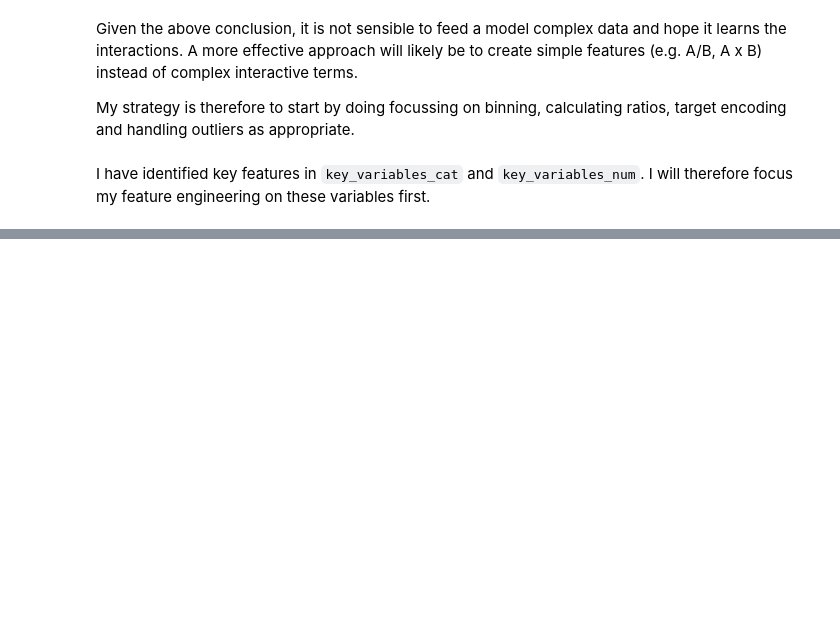
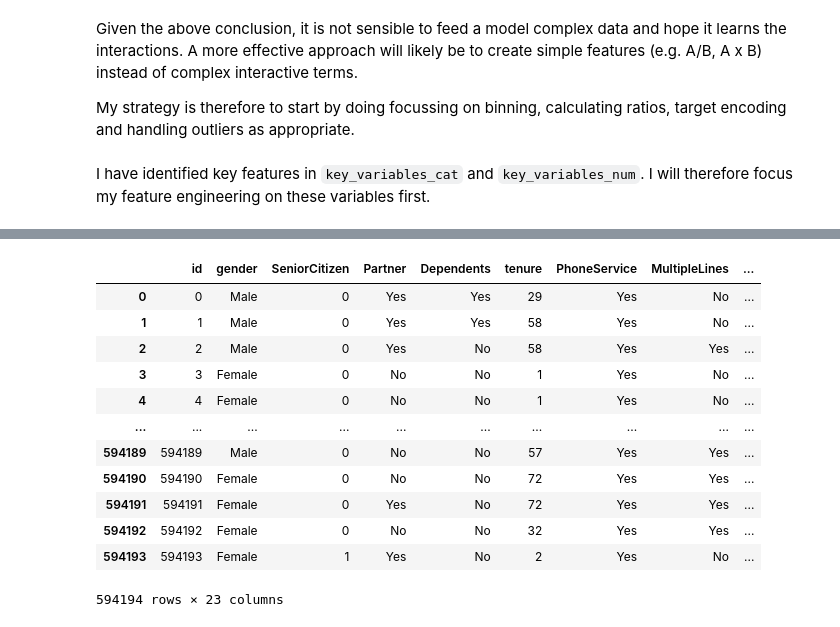
Before and after one commit to cookekieran/Kaggle-Competitions, a Jupyter notebook: Predicting Customer churn/Ideas & EDA.ipynb, the cells around one changed output, grey strips where cells are left out. Cells and saved outputs as stored; diff of their text form; code cells hidden in the pictures; blank space fills up the shorter version.

```diff
--- a/Predicting Customer churn/Ideas & EDA.ipynb
+++ b/Predicting Customer churn/Ideas & EDA.ipynb
@@ -558,0 +590,16 @@ I have identified key features in `key_variables_cat` and `key_variables_num`. I
+# %%
+train_df
+# %% [output]
+|  | id | gender | SeniorCitizen | Partner | Dependents | tenure | PhoneService | MultipleLines | ... |
+| 0 | 0 | Male | 0 | Yes | Yes | 29 | Yes | No | ... |
+| 1 | 1 | Male | 0 | Yes | Yes | 58 | Yes | No | ... |
+| 2 | 2 | Male | 0 | Yes | No | 58 | Yes | Yes | ... |
+| 3 | 3 | Female | 0 | No | No | 1 | Yes | No | ... |
+| 4 | 4 | Female | 0 | No | No | 1 | Yes | No | ... |
+| ... | ... | ... | ... | ... | ... | ... | ... | ... | ... |
+| 594189 | 594189 | Male | 0 | No | No | 57 | Yes | Yes | ... |
+| 594190 | 594190 | Female | 0 | No | No | 72 | Yes | Yes | ... |
+| 594191 | 594191 | Female | 0 | Yes | No | 72 | Yes | Yes | ... |
+| 594192 | 594192 | Female | 0 | No | No | 32 | Yes | Yes | ... |
+| 594193 | 594193 | Female | 1 | Yes | No | 2 | Yes | No | ... |
+594194 rows × 23 columns
```
Also changed, not shown: parts of 19 cells of this notebook.
